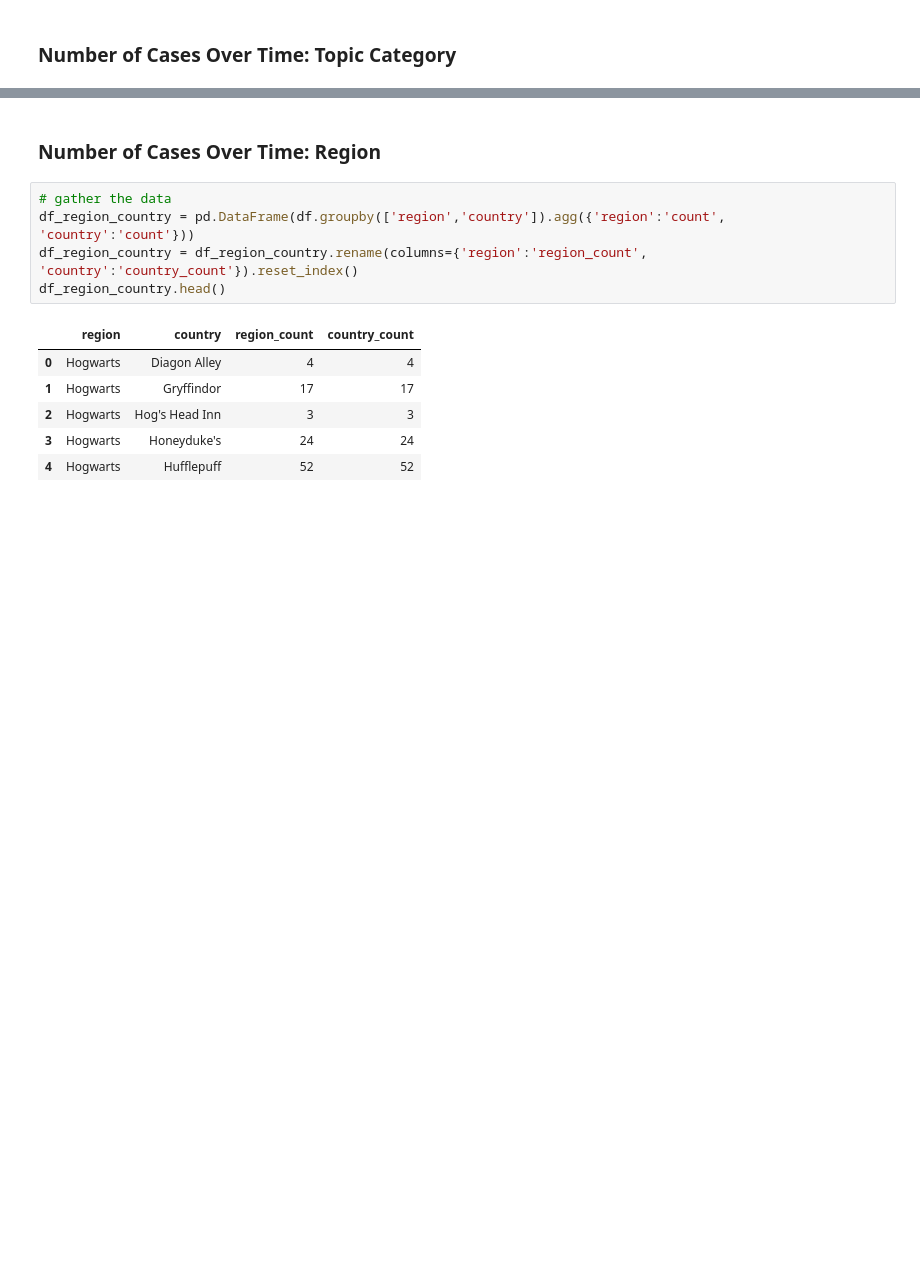
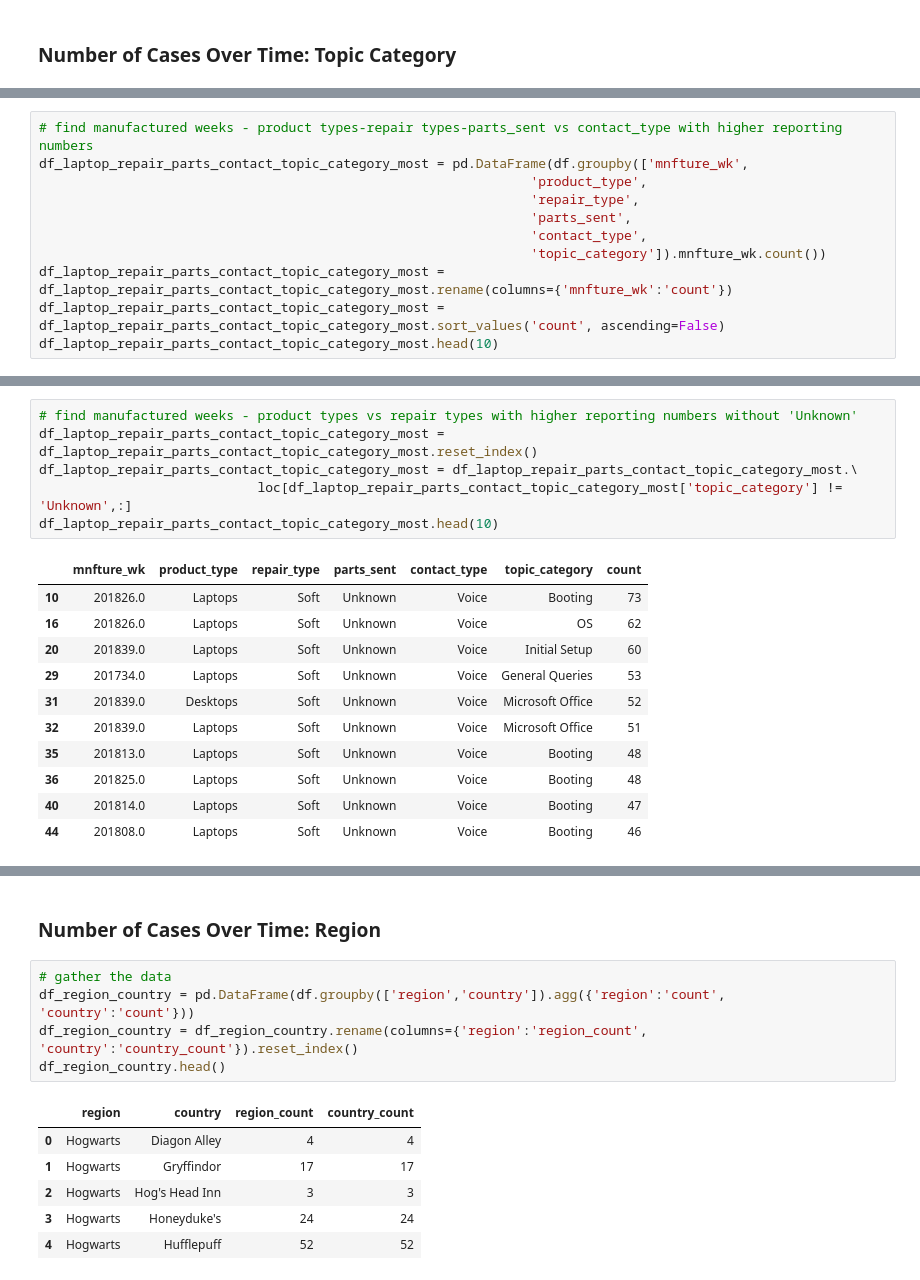
Before and after one commit to mrbalikci/data-science, a Jupyter notebook: JupyterNotebook/demo/data_insights.ipynb, the cells around one changed output, grey strips where cells are left out. Drawn from its saved outputs; the diff is of its cells as text; blank space fills up the shorter version.

```diff
--- a/JupyterNotebook/demo/data_insights.ipynb
+++ b/JupyterNotebook/demo/data_insights.ipynb
@@ -392,0 +509,11 @@ py.iplot(fig)
+# %%
+# find manufactured weeks - product types-repair types-parts_sent vs contact_type with higher reporting numbers
+df_laptop_repair_parts_contact_topic_category_most = pd.DataFrame(df.groupby(['mnfture_wk',
+                                                               'product_type',
+                                                               'repair_type',
+                                                               'parts_sent',
+                                                               'contact_type',
+                                                               'topic_category']).mnfture_wk.count())
+df_laptop_repair_parts_contact_topic_category_most = df_laptop_repair_parts_contact_topic_category_most.rename(columns={'mnfture_wk':'count'})
+df_laptop_repair_parts_contact_topic_category_most = df_laptop_repair_parts_contact_topic_category_most.sort_values('count', ascending=False)
+df_laptop_repair_parts_contact_topic_category_most.head(10)
@@ -392,0 +533,18 @@ py.iplot(fig)
+# %%
+# find manufactured weeks - product types vs repair types with higher reporting numbers without 'Unknown'
+df_laptop_repair_parts_contact_topic_category_most = df_laptop_repair_parts_contact_topic_category_most.reset_index()
+df_laptop_repair_parts_contact_topic_category_most = df_laptop_repair_parts_contact_topic_category_most.\
+                            loc[df_laptop_repair_parts_contact_topic_category_most['topic_category'] != 'Unknown',:]
+df_laptop_repair_parts_contact_topic_category_most.head(10)
+# %% [output]
+|  | mnfture_wk | product_type | repair_type | parts_sent | contact_type | topic_category | count |
+| 10 | 201826.0 | Laptops | Soft | Unknown | Voice | Booting | 73 |
+| 16 | 201826.0 | Laptops | Soft | Unknown | Voice | OS | 62 |
+| 20 | 201839.0 | Laptops | Soft | Unknown | Voice | Initial Setup | 60 |
+| 29 | 201734.0 | Laptops | Soft | Unknown | Voice | General Queries | 53 |
+| 31 | 201839.0 | Desktops | Soft | Unknown | Voice | Microsoft Office | 52 |
+| 32 | 201839.0 | Laptops | Soft | Unknown | Voice | Microsoft Office | 51 |
+| 35 | 201813.0 | Laptops | Soft | Unknown | Voice | Booting | 48 |
+| 36 | 201825.0 | Laptops | Soft | Unknown | Voice | Booting | 48 |
+| 40 | 201814.0 | Laptops | Soft | Unknown | Voice | Booting | 47 |
+| 44 | 201808.0 | Laptops | Soft | Unknown | Voice | Booting | 46 |
```
Also changed, not shown: parts of 58 cells of this notebook, 1 other file.
